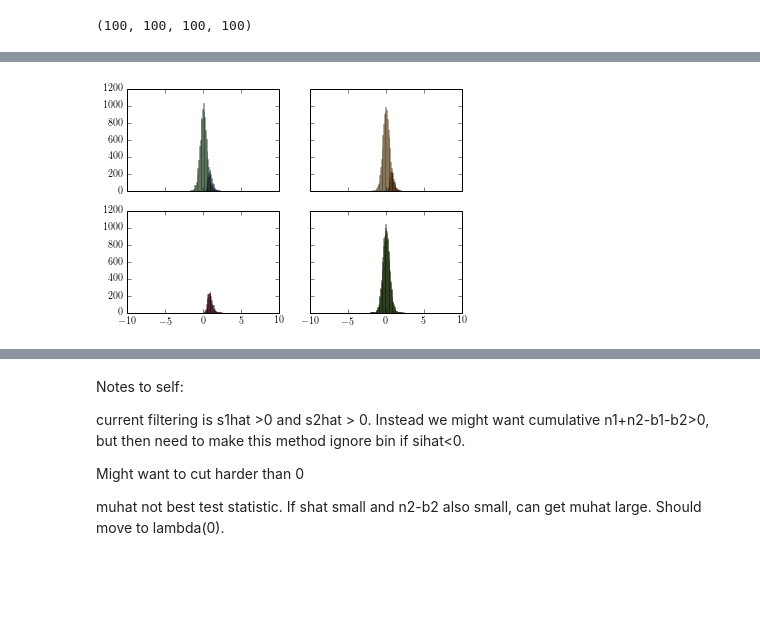
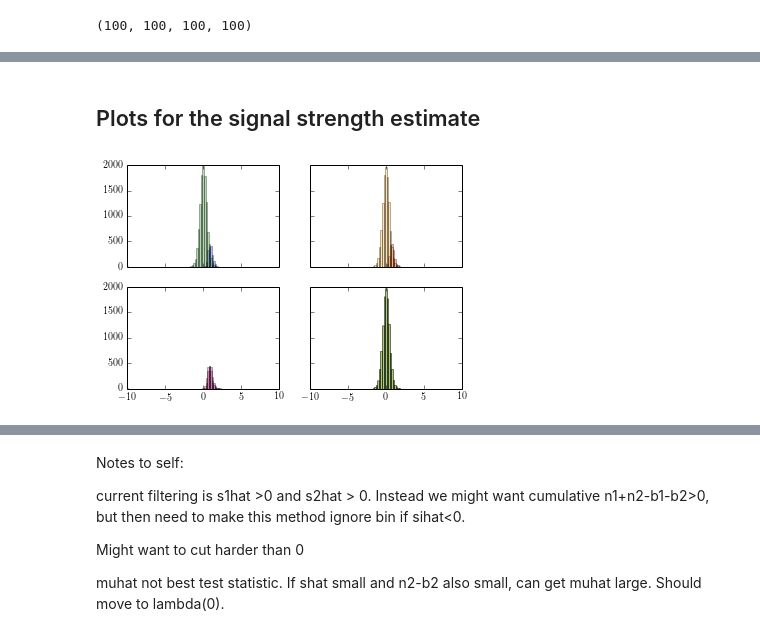
Before and after one commit to cranmer/play, a Jupyter notebook: misc/DataGuidedSequentialSearch.ipynb, the cells around one changed output, grey strips where cells are left out. Drawn from its saved outputs; the diff is of its cells as text; code cells hidden in the pictures; blank space fills up the shorter version.

```diff
--- a/misc/DataGuidedSequentialSearch.ipynb
+++ b/misc/DataGuidedSequentialSearch.ipynb
@@ -5,7 +48,8 @@ from sympy import Symbol, symbols, solve, lambdify
 # %% [output]
 Populating the interactive namespace from numpy and matplotlib
 # %%
-plt.rc('font',**{'family':'sans-serif','sans-serif':['Helvetica']})
+#plt.rc('font',**{'family':'sans-serif','sans-serif':['Helvetica']})
+#plt.rc('text', usetex=True)
 plt.rc('text', usetex=True)
 # %%
 #import matplotlib.pyplot as plt
@@ -242,18 +202,25 @@ plt.title('b comparison')
+# %% [markdown]
+## Plots for the signal strength estimate
 # %%
 #figsize(600,600)
+edges = np.linspace(-10,10,100)
 fig, ax = plt.subplots(2,2,sharex=True, sharey=True)
 #plt.figure(None,figsize=(1800,1800))
 
+# DGSS s+b vs. b experiments
 contents, edges, patches = ax[0][0].hist(muhat_s_expts,bins=edges,alpha=0.3,color='b')
 contents, edges, patches = ax[0][0].hist(muhat_b_expts,bins=edges,alpha=0.3,color='g')
 
+# inclusive s+b vs. b experiments
 contents, edges, patches = ax[0][1].hist(inclusive_muhat_s_expts,bins=edges,alpha=0.3,color='r')
 contents, edges, patches = ax[0][1].hist(inclusive_muhat_b_expts,bins=edges,alpha=0.3,color='orange')
 
+# comparison for s+b experiments
 contents, edges, patches = ax[1][0].hist(muhat_s_expts,bins=edges,alpha=0.3,color='b')
 contents, edges, patches = ax[1][0].hist(inclusive_muhat_s_expts,bins=edges,alpha=0.3,color='r')
 
+# comparison for b experiments
 contents, edges, patches = ax[1][1].hist(inclusive_muhat_b_expts,bins=edges,alpha=0.3,color='orange')
 contents, edges, patches = ax[1][1].hist(muhat_b_expts,bins=edges,alpha=0.3,color='g')
 # %% [output]
-[figure, old version]
+[figure, new version]
```
Also changed, not shown: parts of 20 cells of this notebook, 7 other files.
